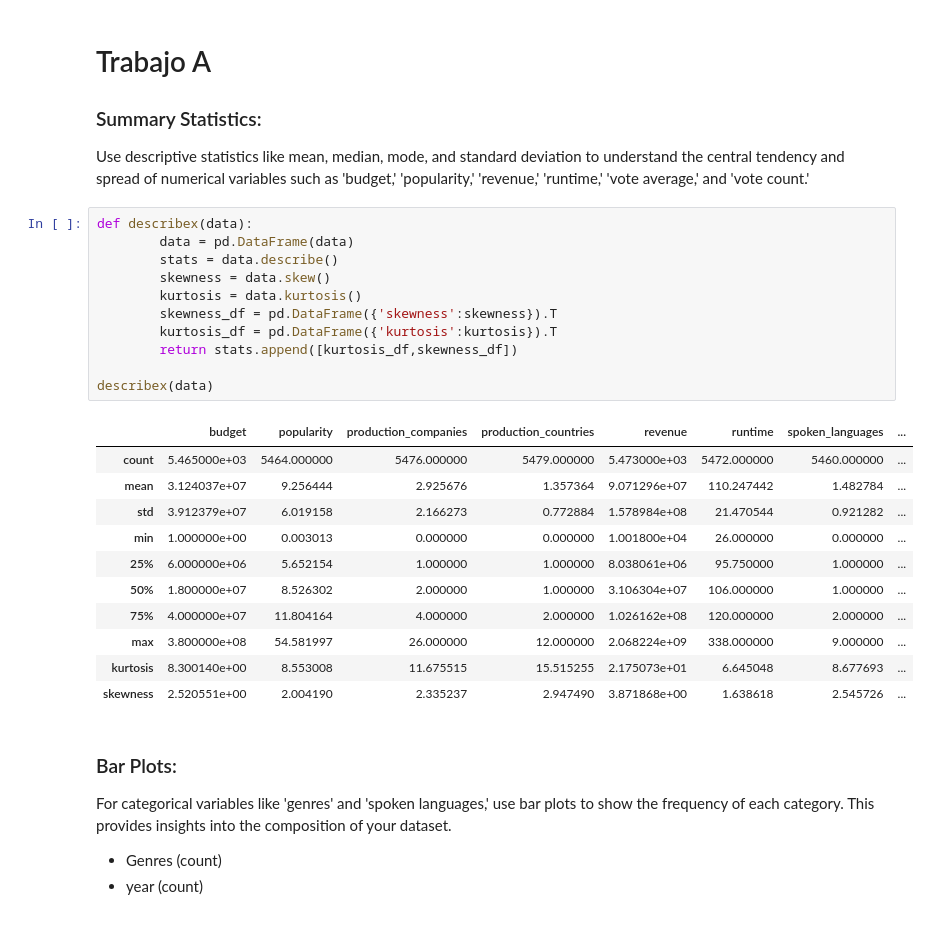
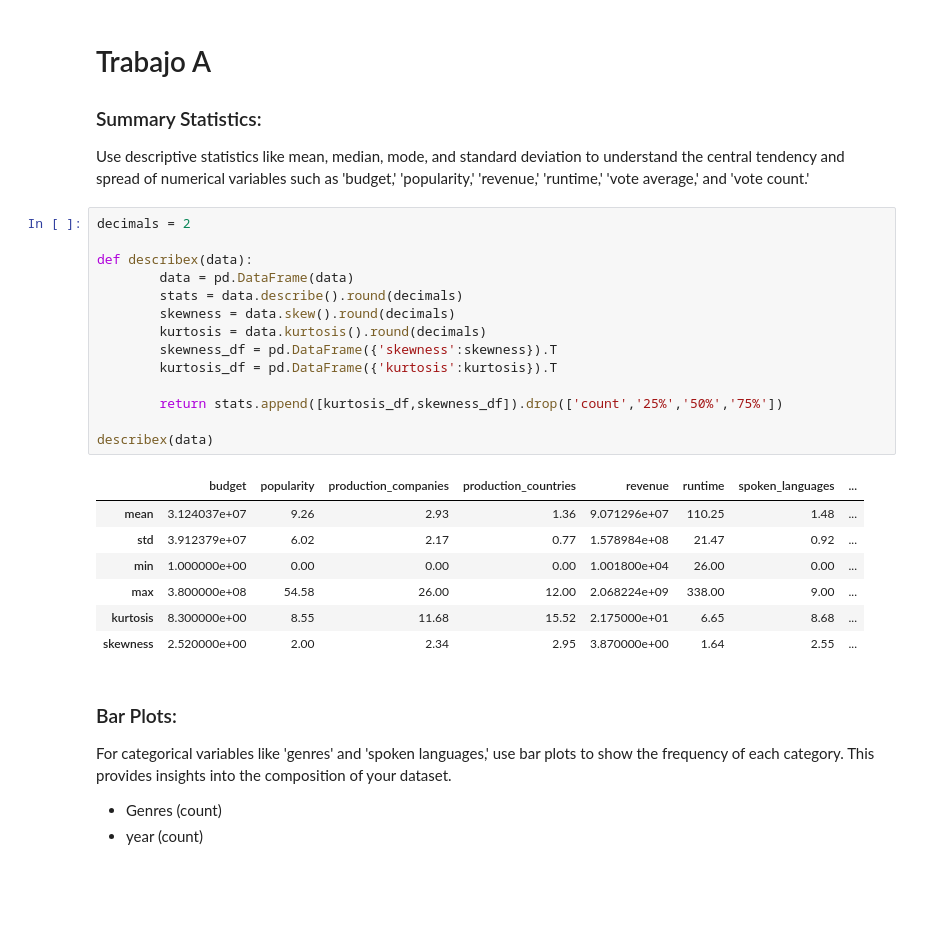
Before and after one commit to papekoja/72.75-ML, a Jupyter notebook: TP4/trabajo_a.ipynb, the cells around one changed output. Cells and saved outputs as stored; diff of their text form; blank space fills up the shorter version.

```diff
--- a/TP4/trabajo_a.ipynb
+++ b/TP4/trabajo_a.ipynb
@@ -22,28 +19,27 @@ data['release_date'] = pd.to_datetime(data['release_date'])
 
 Use descriptive statistics like mean, median, mode, and standard deviation to understand the central tendency and spread of numerical variables such as 'budget,' 'popularity,' 'revenue,' 'runtime,' 'vote average,' and 'vote count.'
 # %%
+decimals = 2
+
 def describex(data):
         data = pd.DataFrame(data)
-        stats = data.describe()
-        skewness = data.skew()
-        kurtosis = data.kurtosis()
+        stats = data.describe().round(decimals)
+        skewness = data.skew().round(decimals)
+        kurtosis = data.kurtosis().round(decimals)
         skewness_df = pd.DataFrame({'skewness':skewness}).T
         kurtosis_df = pd.DataFrame({'kurtosis':kurtosis}).T
-        return stats.append([kurtosis_df,skewness_df])
+
+        return stats.append([kurtosis_df,skewness_df]).drop(['count','25%','50%','75%'])
 
 describex(data)
 # %% [output]
 |  | budget | popularity | production_companies | production_countries | revenue | runtime | spoken_languages | ... |
-| count | 5.465000e+03 | 5464.000000 | 5476.000000 | 5479.000000 | 5.473000e+03 | 5472.000000 | 5460.000000 | ... |
-| mean | 3.124037e+07 | 9.256444 | 2.925676 | 1.357364 | 9.071296e+07 | 110.247442 | 1.482784 | ... |
-| std | 3.912379e+07 | 6.019158 | 2.166273 | 0.772884 | 1.578984e+08 | 21.470544 | 0.921282 | ... |
-| min | 1.000000e+00 | 0.003013 | 0.000000 | 0.000000 | 1.001800e+04 | 26.000000 | 0.000000 | ... |
-| 25% | 6.000000e+06 | 5.652154 | 1.000000 | 1.000000 | 8.038061e+06 | 95.750000 | 1.000000 | ... |
-| 50% | 1.800000e+07 | 8.526302 | 2.000000 | 1.000000 | 3.106304e+07 | 106.000000 | 1.000000 | ... |
-| 75% | 4.000000e+07 | 11.804164 | 4.000000 | 2.000000 | 1.026162e+08 | 120.000000 | 2.000000 | ... |
-| max | 3.800000e+08 | 54.581997 | 26.000000 | 12.000000 | 2.068224e+09 | 338.000000 | 9.000000 | ... |
-| kurtosis | 8.300140e+00 | 8.553008 | 11.675515 | 15.515255 | 2.175073e+01 | 6.645048 | 8.677693 | ... |
-| skewness | 2.520551e+00 | 2.004190 | 2.335237 | 2.947490 | 3.871868e+00 | 1.638618 | 2.545726 | ... |
+| mean | 3.124037e+07 | 9.26 | 2.93 | 1.36 | 9.071296e+07 | 110.25 | 1.48 | ... |
+| std | 3.912379e+07 | 6.02 | 2.17 | 0.77 | 1.578984e+08 | 21.47 | 0.92 | ... |
+| min | 1.000000e+00 | 0.00 | 0.00 | 0.00 | 1.001800e+04 | 26.00 | 0.00 | ... |
+| max | 3.800000e+08 | 54.58 | 26.00 | 12.00 | 2.068224e+09 | 338.00 | 9.00 | ... |
+| kurtosis | 8.300000e+00 | 8.55 | 11.68 | 15.52 | 2.175000e+01 | 6.65 | 8.68 | ... |
+| skewness | 2.520000e+00 | 2.00 | 2.34 | 2.95 | 3.870000e+00 | 1.64 | 2.55 | ... |
 # %% [markdown]
 ### Bar Plots:
 For categorical variables like 'genres' and 'spoken languages,' use bar plots to show the frequency of each category. This provides insights into the composition of your dataset.
```
Also changed, not shown: parts of 4 cells of this notebook, 4 other files.
